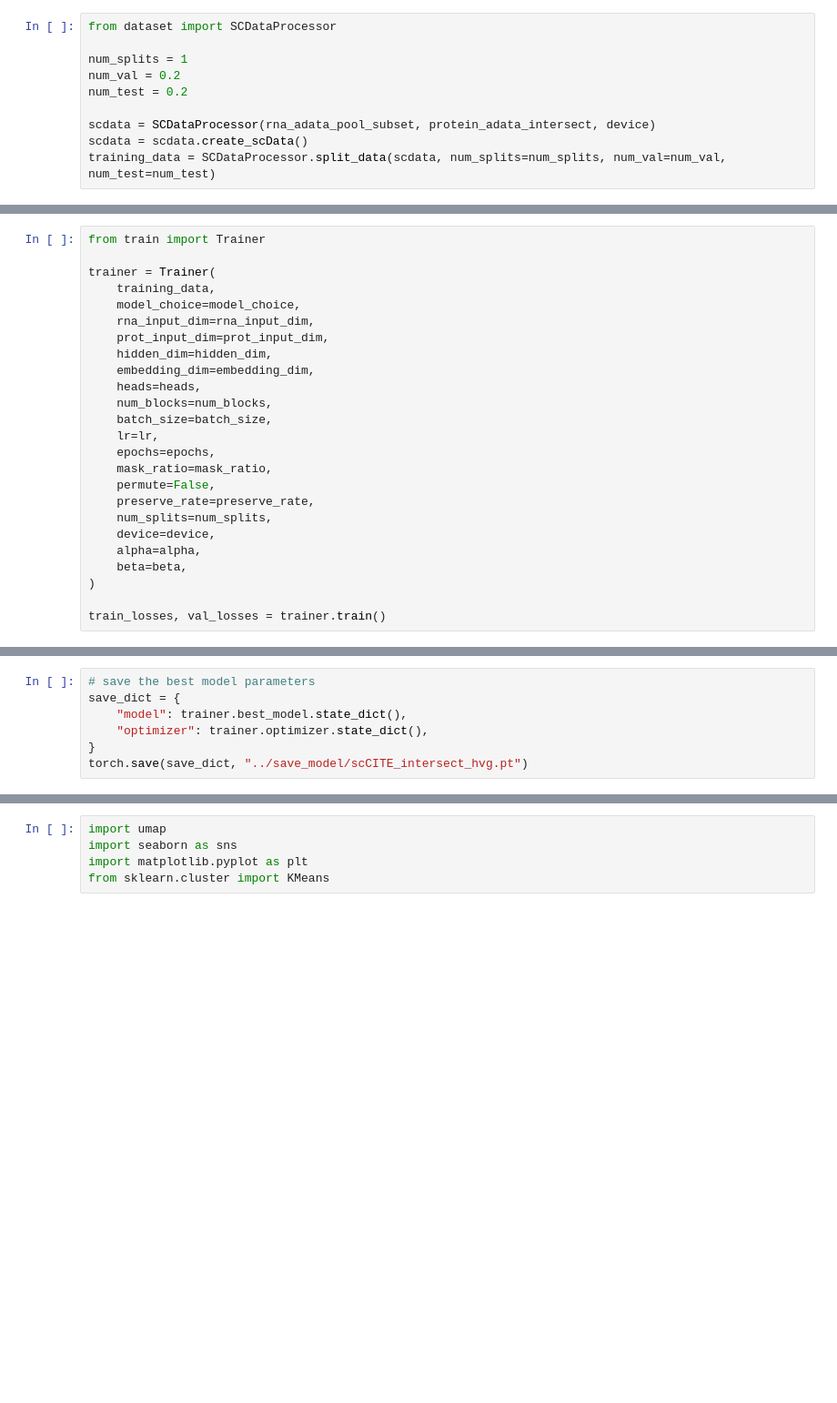
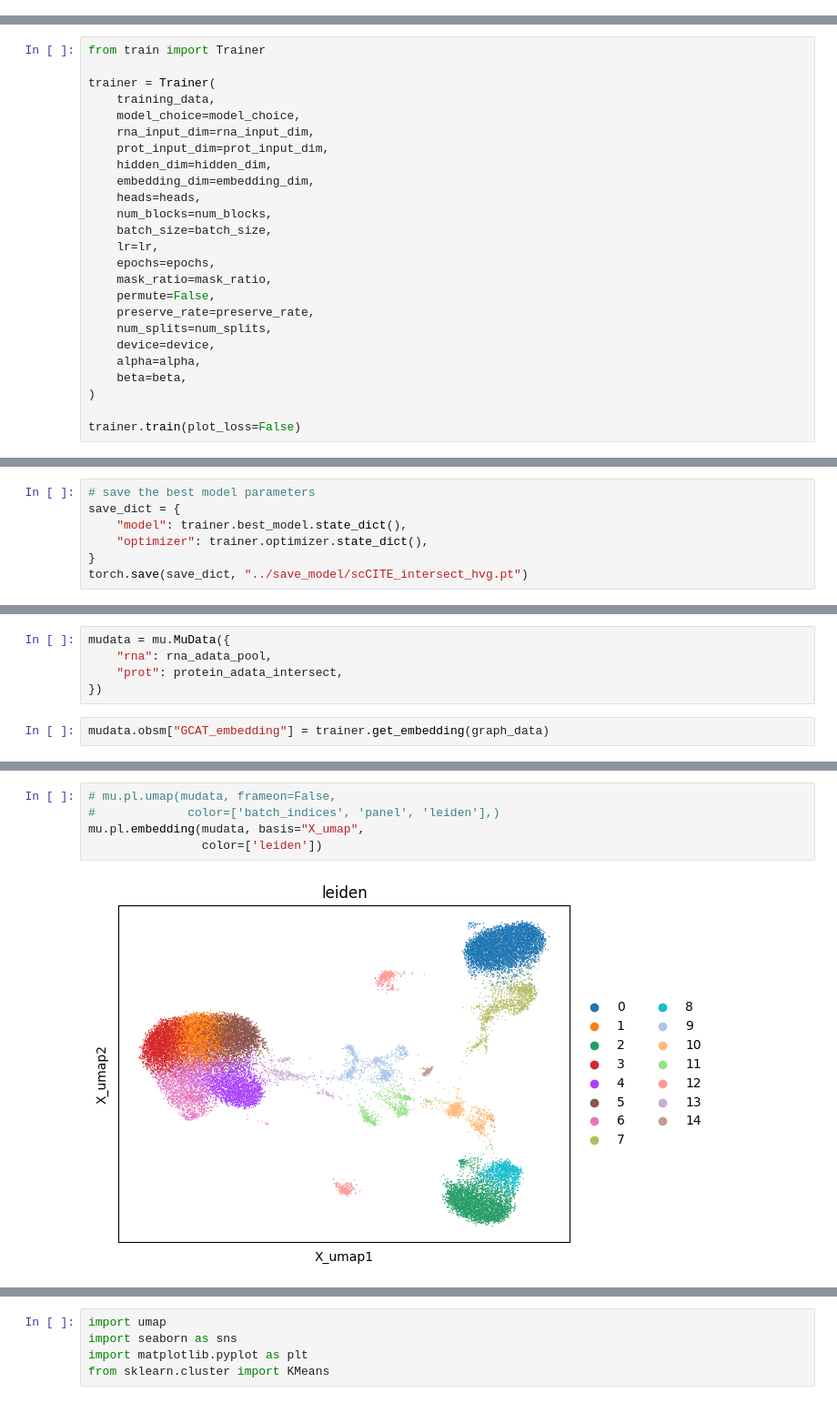
Before and after one commit to cb11711211/sc_st_attention_integration, a Jupyter notebook: GSPI/integrate_sc_cite.ipynb, the cells around one changed output, grey strips where cells are left out. Shown at 91% size. Saved outputs shown, nothing was run; the diff lists cells and outputs as text; blank space fills up the shorter version.

```diff
--- a/GSPI/integrate_sc_cite.ipynb
+++ b/GSPI/integrate_sc_cite.ipynb
@@ -207,13 +215,3 @@ device = torch.device(
-# %%
-from dataset import SCDataProcessor
-
-num_splits = 1
-num_val = 0.2
-num_test = 0.2
-
-scdata = SCDataProcessor(rna_adata_pool_subset, protein_adata_intersect, device)
-scdata = scdata.create_scData()
-training_data = SCDataProcessor.split_data(scdata, num_splits=num_splits, num_val=num_val, num_test=num_test)
 # %%
 import importlib
 import sys
@@ -245,5 +243,5 @@ trainer = Trainer(
     beta=beta,
 )
 
-train_losses, val_losses = trainer.train()
+trainer.train(plot_loss=False)
 # %% [output]
@@ -284,0 +266,7 @@ with torch.no_grad():
+# %%
+mudata = mu.MuData({
+    "rna": rna_adata_pool,
+    "prot": protein_adata_intersect,
+})
+# %%
+mudata.obsm["GCAT_embedding"] = trainer.get_embedding(graph_data)
@@ -284,0 +310,7 @@ with torch.no_grad():
+# %%
+# mu.pl.umap(mudata, frameon=False,
+#             color=['batch_indices', 'panel', 'leiden'],)
+mu.pl.embedding(mudata, basis="X_umap",
+                color=['leiden'])
+# %% [output]
+[figure, added]
```
Also changed, not shown: parts of 22 cells of this notebook, 5 other files.
